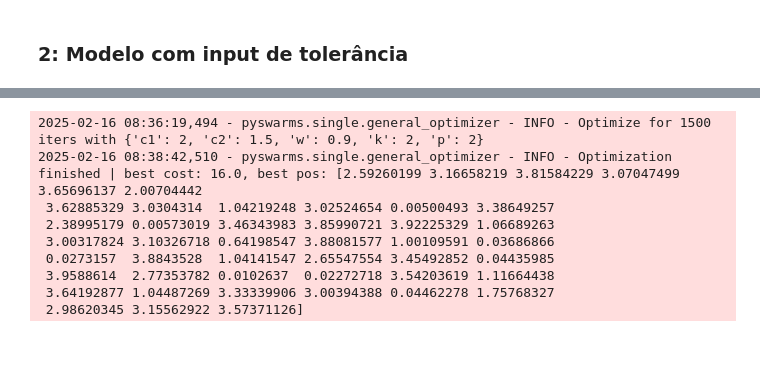
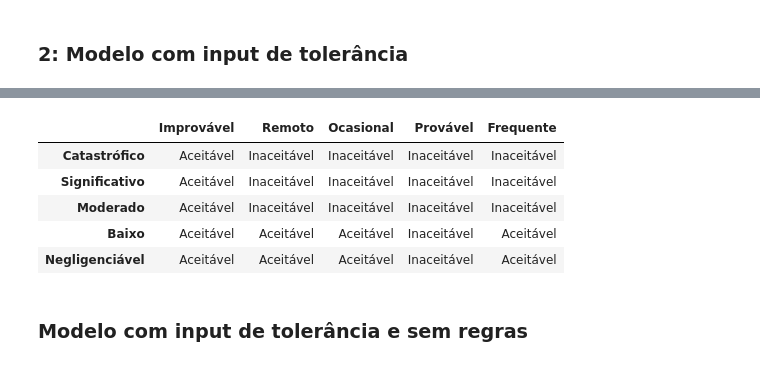
Before and after one commit to Nielo-47/ICA, a Jupyter notebook: Fuzzy.ipynb, the cells around one changed output, grey strips where cells are left out. Drawn from its saved outputs; the diff is of its cells as text; code cells hidden in the pictures.

```diff
--- a/Fuzzy.ipynb
+++ b/Fuzzy.ipynb
@@ -510,11 +589,15 @@ Matriz de Risco - Tolerancia Baixa
+# %%
+mostra_matriz_sem_tol_com_parametros_otimizados(params_otimizados)
+# %% [output]
+|  | Improvável | Remoto | Ocasional | Provável | Frequente |
+| Catastrófico | Aceitável | Inaceitável | Inaceitável | Inaceitável | Inaceitável |
+| Significativo | Aceitável | Inaceitável | Inaceitável | Inaceitável | Inaceitável |
+| Moderado | Aceitável | Inaceitável | Inaceitável | Inaceitável | Inaceitável |
+| Baixo | Aceitável | Aceitável | Aceitável | Inaceitável | Aceitável |
+| Negligenciável | Aceitável | Aceitável | Aceitável | Inaceitável | Aceitável |
+# %% [markdown]
+### Modelo com input de tolerância e sem regras
 # %%
-from pyswarms.single import GlobalBestPSO, LocalBestPSO, GeneralOptimizerPSO
-from pyswarms.backend.topology import Ring  # You can choose other topologies
-from joblib import Parallel, delayed
-import numpy as np
-import os
-
-
 # Função de custo para comparar as matrizes de risco
 def funcao_custo(params):
     custos = []
@@ -539,7 +622,7 @@ def funcao_custo(params):
 
             # Gerar matrizes de risco para diferentes tolerâncias
             diferenca_total = 0
-            for tol in CODIGOS_TOLERANCIA:
+            for tol in CODIGOS_TOLERANCIA[:1]:
                 matriz_com_regras = matrizes_com_regras[tol].data
                 matriz_sem_regras = gerar_matriz_de_risco_sem_regras(tol).data
 
@@ -548,7 +631,7 @@ def funcao_custo(params):
                 diferenca_total += diferenca
 
             custos.append(diferenca_total)
-        except:
+        except Exception as e:
             custos.append(1e10)
             continue
 
@@ -566,32 +649,22 @@ ub = [4, 4, 4] * 15
 
 # Executar PSO
 # # Definir posições iniciais das partículas com base nas definições iniciais dos dicts de funções de pertinência
-n_particulas = 50
+n_particulas = 100
 
-initial_positions = np.tile(
-    np.array(sev_abc + prob_abc + tol_abc + risc_abc, dtype=np.float64).flatten(), (n_particulas, 1)
-).reshape(n_particulas, 45)
+initial_positions = np.tile(np.array([[0, 2, 4]] * 15, dtype=np.float64).flatten(), (n_particulas, 1)).reshape(
+    n_particulas, 45
+)
 
 # # Configurar o otimizador PSO com as posições iniciais
 optimizer = GeneralOptimizerPSO(
-    topology=Ring(),
+    topology=topo.Ring(),
     n_particles=n_particulas,
     dimensions=45,
-    options={"c1": 2, "c2": 1.5, "w": 0.9, "k": 2, "p": 2},
+    options={"c1": 2, "c2": 1, "w": 0.9, "k": 2, "p": 2, "r": 1},
     bounds=(lb, ub),
-    init_pos=initial_positions,
+    # init_pos=initial_positions,
     velocity_clamp=(0.05, 1),
 )
 
 # # Executar o otimizador
-best_cost, params_otimizados = optimizer.optimize(funcao_custo_paralela, iters=1500)
+best_cost, params_otimizados = optimizer.optimize(funcao_custo_paralela, iters=150)
-# %% [output]
-2025-02-16 08:36:19,494 - pyswarms.single.general_optimizer - INFO - Optimize for 1500 iters with {'c1': 2, 'c2': 1.5, 'w': 0.9, 'k': 2, 'p': 2}
-2025-02-16 08:38:42,510 - pyswarms.single.general_optimizer - INFO - Optimization finished | best cost: 16.0, best pos: [2.59260199 3.16658219 3.81584229 3.07047499 3.65696137 2.00704442
- 3.62885329 3.0304314  1.04219248 3.02524654 0.00500493 3.38649257
- 2.38995179 0.00573019 3.46343983 3.85990721 3.92225329 1.06689263
- 3.00317824 3.10326718 0.64198547 3.88081577 1.00109591 0.03686866
- 0.0273157  3.8843528  1.04141547 2.65547554 3.45492852 0.04435985
- 3.9588614  2.77353782 0.0102637  0.02272718 3.54203619 1.11664438
- 3.64192877 1.04487269 3.33339906 3.00394388 0.04462278 1.75768327
- 2.98620345 3.15562922 3.57371126]
```
Also changed, not shown: parts of 12 cells of this notebook.
